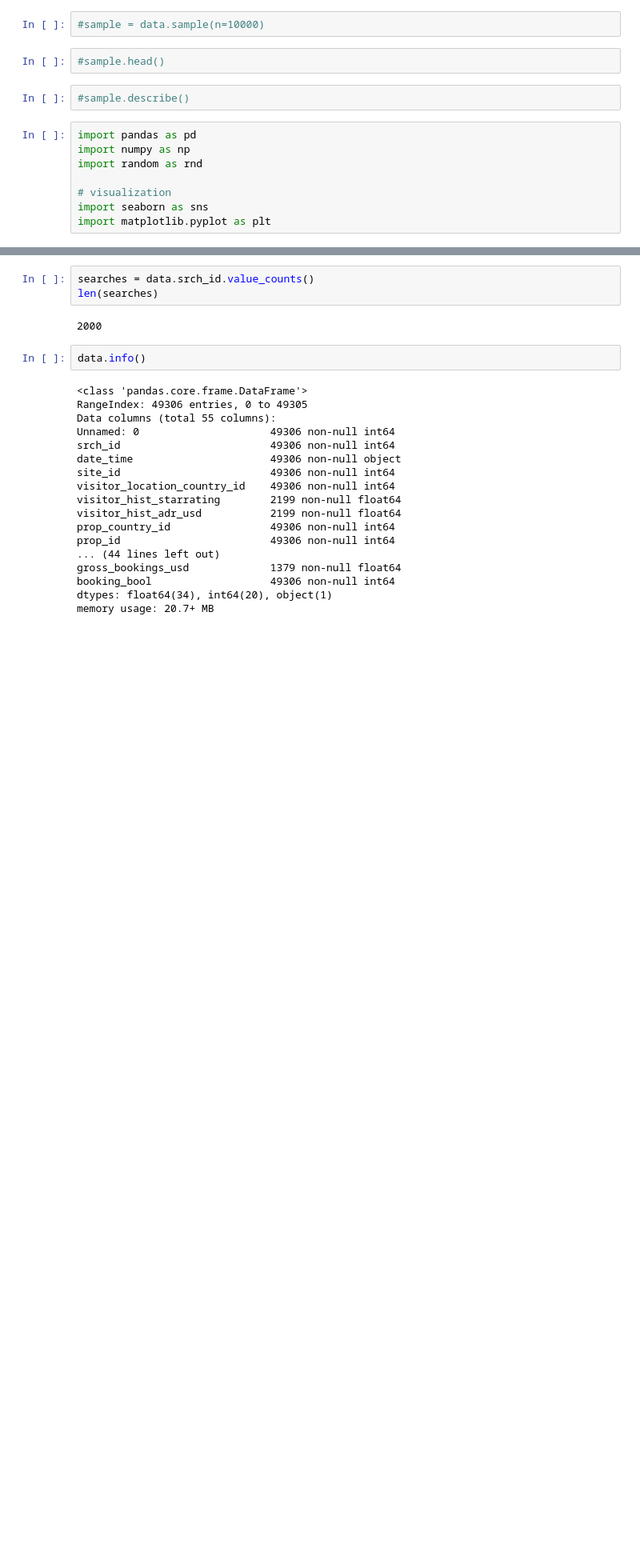
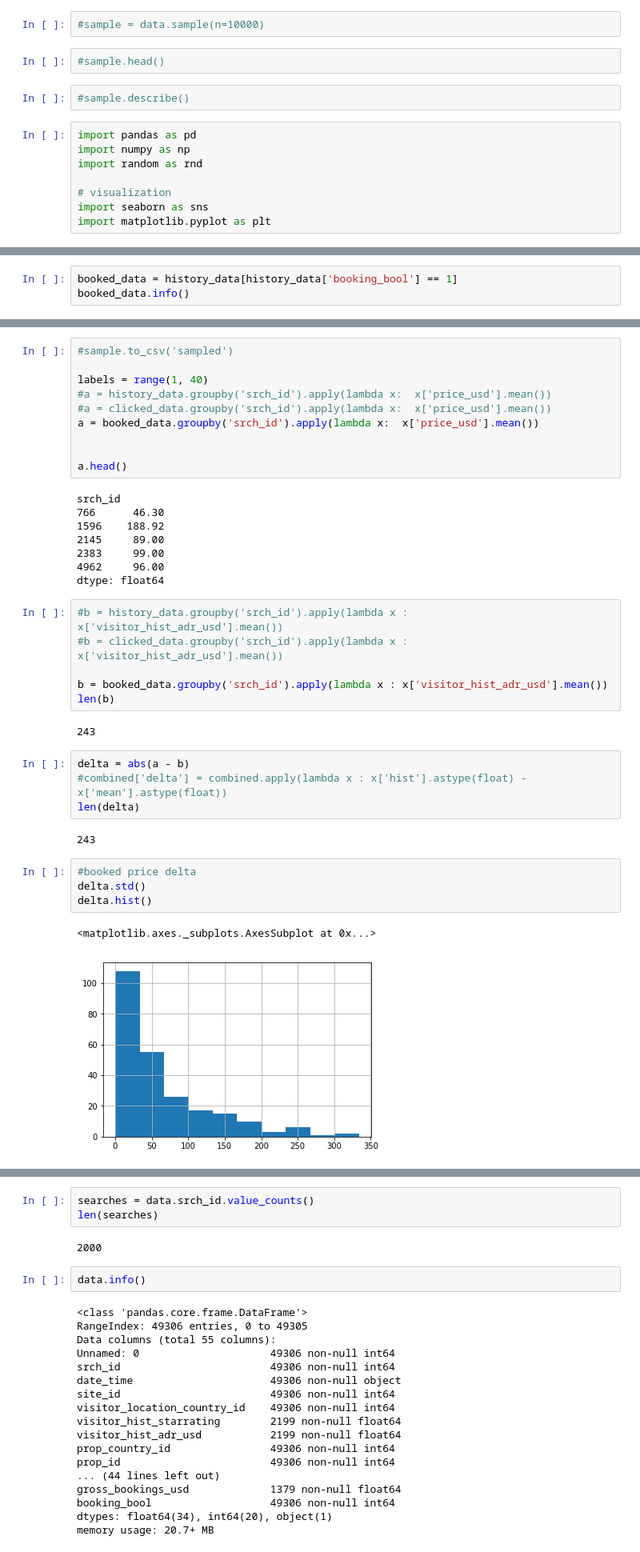
Before and after one commit to Longi94/dmt2018, a Jupyter notebook: assign2/assign2.ipynb, the cells around one changed output, grey strips where cells are left out. Shown: that part at 80% size. Cells and saved outputs as stored; diff of their text form; blank space fills up the shorter version.

```diff
--- a/assign2/assign2.ipynb
+++ b/assign2/assign2.ipynb
@@ -129,0 +169,3 @@ sns.heatmap(corrmat, vmax=.8, square=True);
+# %%
+booked_data = history_data[history_data['booking_bool'] == 1]
+booked_data.info()
@@ -129,0 +190,39 @@ sns.heatmap(corrmat, vmax=.8, square=True);
+# %%
+#sample.to_csv('sampled')
+
+labels = range(1, 40)
+#a = history_data.groupby('srch_id').apply(lambda x:  x['price_usd'].mean())
+#a = clicked_data.groupby('srch_id').apply(lambda x:  x['price_usd'].mean())
+a = booked_data.groupby('srch_id').apply(lambda x:  x['price_usd'].mean())
+
+
+a.head()
+# %% [output]
+srch_id
+766      46.30
+1596    188.92
+2145     89.00
+2383     99.00
+4962     96.00
+dtype: float64
+# %%
+#b = history_data.groupby('srch_id').apply(lambda x : x['visitor_hist_adr_usd'].mean())
+#b = clicked_data.groupby('srch_id').apply(lambda x : x['visitor_hist_adr_usd'].mean())
+
+b = booked_data.groupby('srch_id').apply(lambda x : x['visitor_hist_adr_usd'].mean())
+len(b)
+# %% [output]
+243
+# %%
+delta = abs(a - b)
+#combined['delta'] = combined.apply(lambda x : x['hist'].astype(float) - x['mean'].astype(float))
+len(delta)
+# %% [output]
+243
+# %%
+#booked price delta
+delta.std()
+delta.hist()
+# %% [output]
+<matplotlib.axes._subplots.AxesSubplot at 0x...>
+[figure, added]
```
Also changed, not shown: parts of 12 cells of this notebook.
